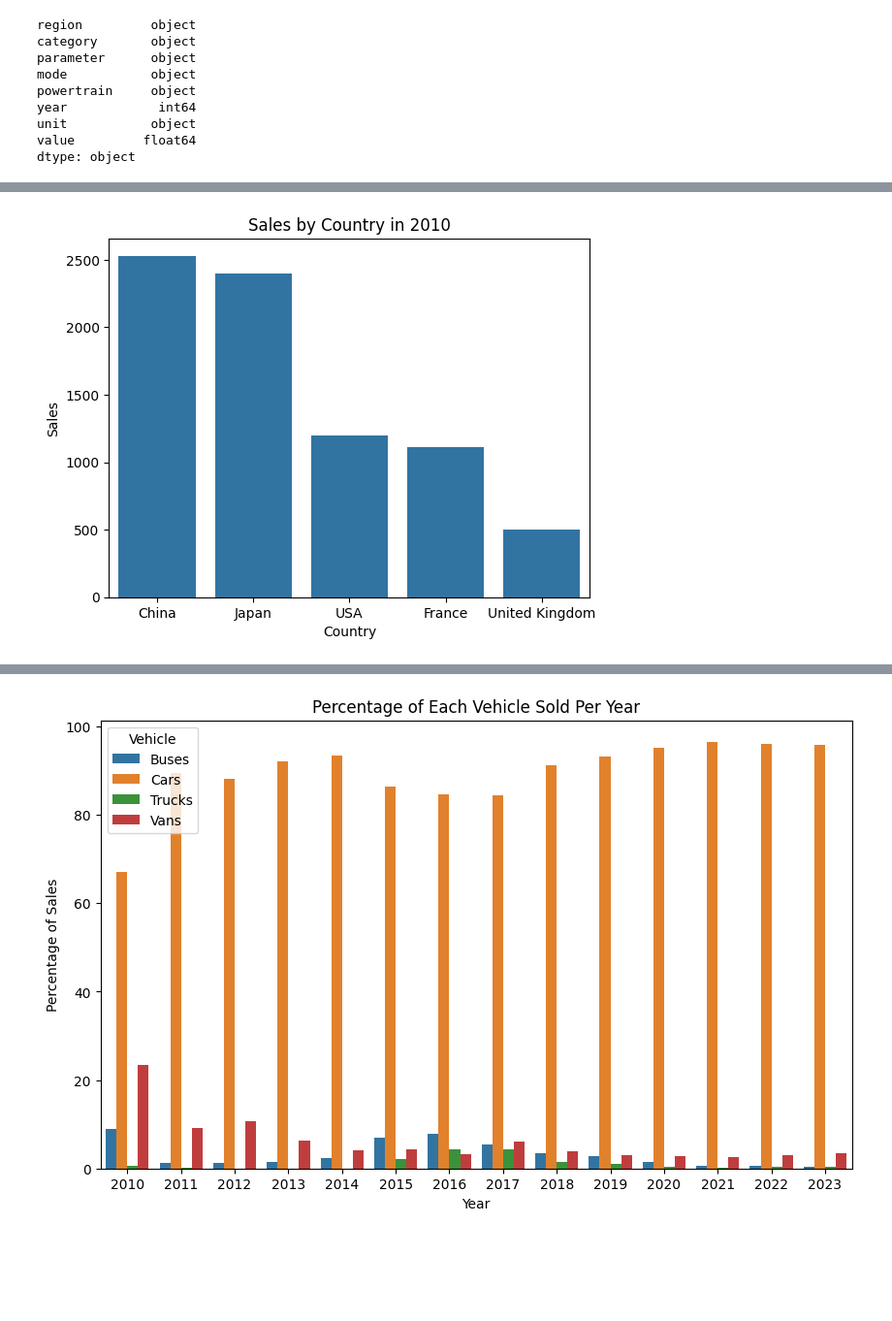
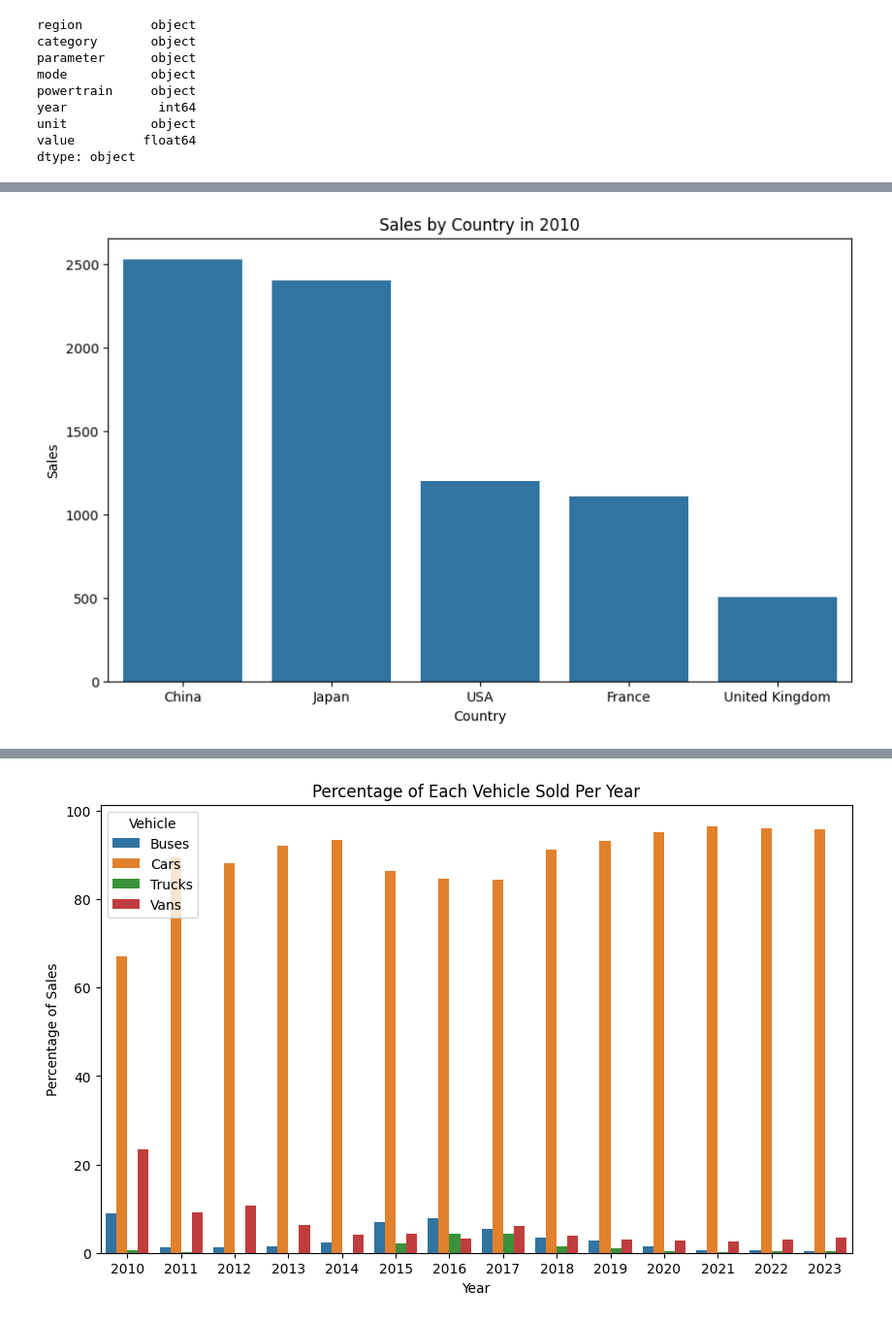
Before and after one commit to build-summer-2024/async-teal-kenny-final-project, a Jupyter notebook: final_project.ipynb, the cells around one changed output, grey strips where cells are left out. Shown: that part at 97% size. Cells and saved outputs as stored; diff of their text form; code cells hidden in the pictures; blank space fills up the shorter version.

```diff
--- a/final_project.ipynb
+++ b/final_project.ipynb
@@ -38,24 +39,25 @@ plt.show()
 # %%
 # 2. Who were the top 5 countries that sold EVs in 2010?
 countries = df.region.unique()
 sort_by_historical_sales = df[df.category == "Historical"][df.parameter == "EV sales"]
 sort_by_historical_sales
 historical_sales_2010 = sort_by_historical_sales[sort_by_historical_sales.year == 2010]
 country_sales = {}
 for country in countries:
     country_sales[country] = 0
 for index, row in historical_sales_2010.iterrows():
     if (row.region != "World" and row.region != "Europe" and row.region != "EU27"):
         country_sales[row.region] = country_sales[row.region] + row.value
 result = sorted(country_sales.items(), key=lambda item: item[1], reverse=True)
 sum_country_sales = pd.DataFrame(result,columns=["Country","Sales"])
 top_5_countries = sum_country_sales.nlargest(5,"Sales")
+plt.figure(figsize=(10, 6))
 seaborn.barplot(x=top_5_countries.Country,y=top_5_countries.Sales)
 plt.title("Sales by Country in 2010")
 plt.savefig("Visualizations/Question 2 Visualization.png")
 plt.show()
 # %% [output]
-[figure, old version]
+[figure, new version]
 # %%
 # 3. Who were the top 5 countries that sold EVs in 2023?
 historical_sales_2023 = sort_by_historical_sales[sort_by_historical_sales.year == 2023]
```
Also changed, not shown: parts of 7 cells of this notebook, 8 other files.
